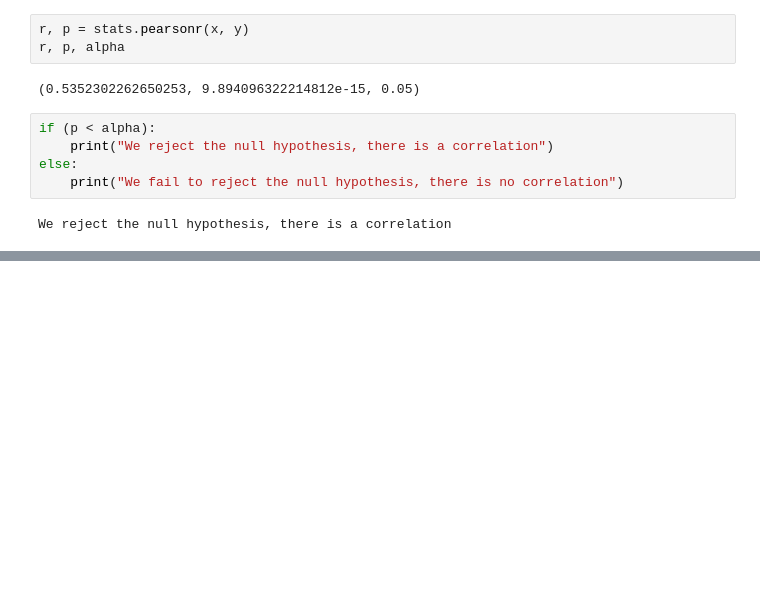
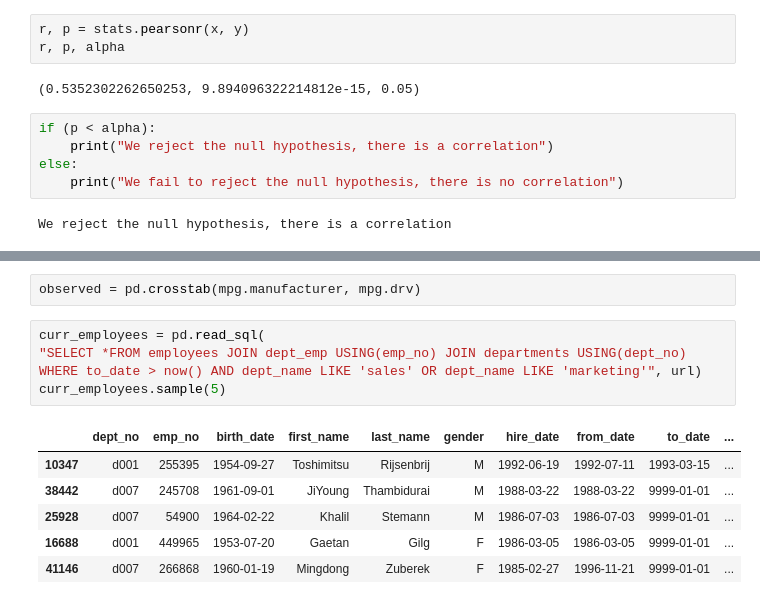
Before and after one commit to DesireeMcElroy/statistics-exercises, a Jupyter notebook: hypothesis_testing.ipynb, the cells around one changed output, grey strips where cells are left out. Cells and saved outputs as stored; diff of their text form; blank space fills up the shorter version.

```diff
--- a/hypothesis_testing.ipynb
+++ b/hypothesis_testing.ipynb
@@ -559,0 +708,13 @@ We reject the null hypothesis, there is a correlation
+# %%
+observed = pd.crosstab(mpg.manufacturer, mpg.drv)
+# %%
+curr_employees = pd.read_sql(
+"SELECT *FROM employees JOIN dept_emp USING(emp_no) JOIN departments USING(dept_no) WHERE to_date > now() AND dept_name LIKE 'sales' OR dept_name LIKE 'marketing'", url)
+curr_employees.sample(5)
+# %% [output]
+|  | dept_no | emp_no | birth_date | first_name | last_name | gender | hire_date | from_date | to_date | ... |
+| 10347 | d001 | 255395 | 1954-09-27 | Toshimitsu | Rijsenbrij | M | 1992-06-19 | 1992-07-11 | 1993-03-15 | ... |
+| 38442 | d007 | 245708 | 1961-09-01 | JiYoung | Thambidurai | M | 1988-03-22 | 1988-03-22 | 9999-01-01 | ... |
+| 25928 | d007 | 54900 | 1964-02-22 | Khalil | Stemann | M | 1986-07-03 | 1986-07-03 | 9999-01-01 | ... |
+| 16688 | d001 | 449965 | 1953-07-20 | Gaetan | Gilg | F | 1986-03-05 | 1986-03-05 | 9999-01-01 | ... |
+| 41146 | d007 | 266868 | 1960-01-19 | Mingdong | Zuberek | F | 1985-02-27 | 1996-11-21 | 9999-01-01 | ... |
```
Also changed, not shown: parts of 33 cells of this notebook.
